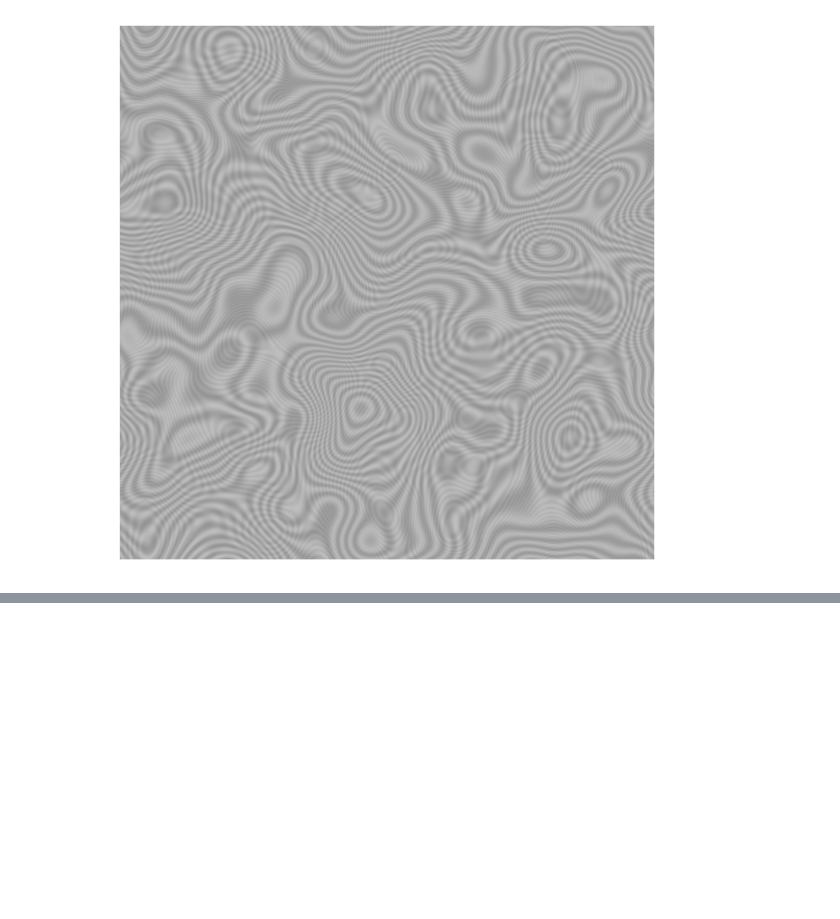
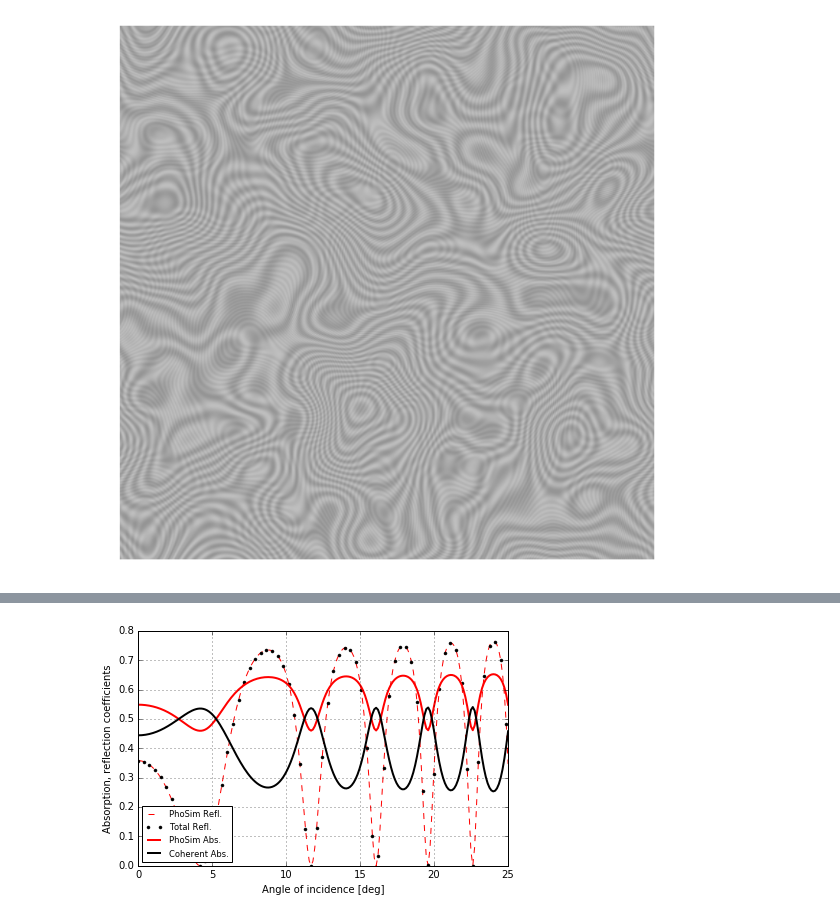
Before and after one commit to dkirkby/AstroCCD, a Jupyter notebook: Fringing.ipynb, the cells around one changed output, grey strips where cells are left out. Saved outputs shown, nothing was run; the diff lists cells and outputs as text; code cells hidden in the pictures; blank space fills up the shorter version.

```diff
--- a/Fringing.ipynb
+++ b/Fringing.ipynb
@@ -747,0 +900,4 @@ simulate_fringes(save='fringes.png')
+# %%
+plot_phosim(wavelength=1*u.um, polarization='s')
+# %% [output]
+[figure, added]
```
Also changed, not shown: parts of 10 cells of this notebook.
